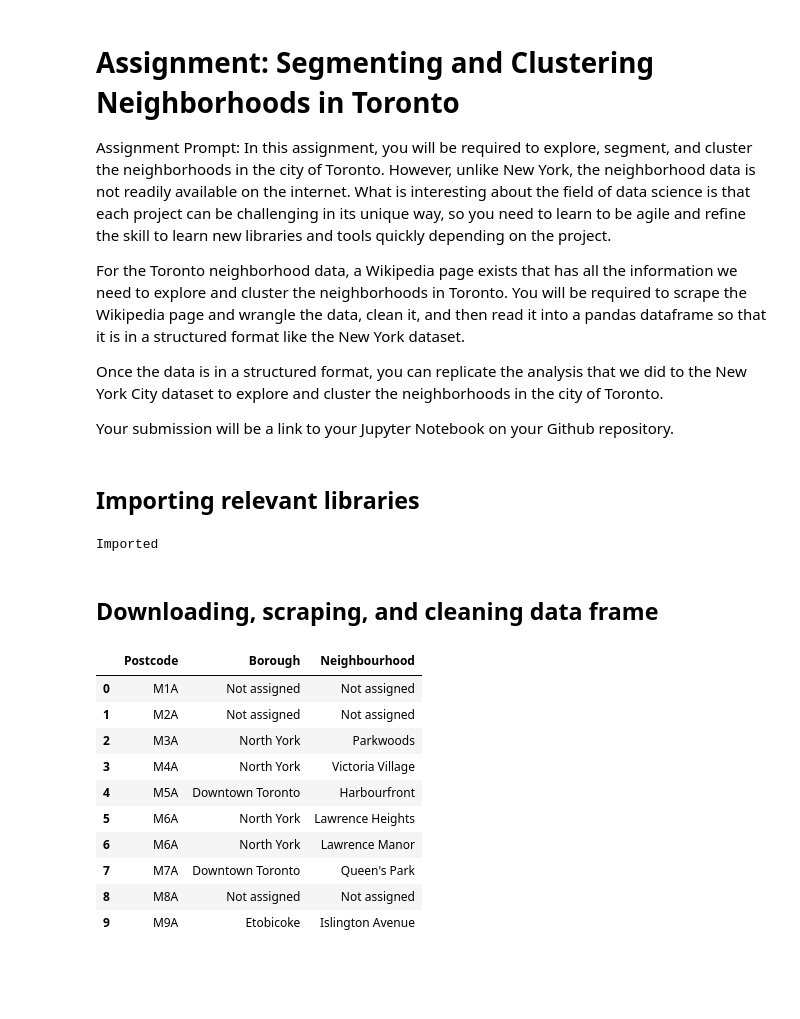
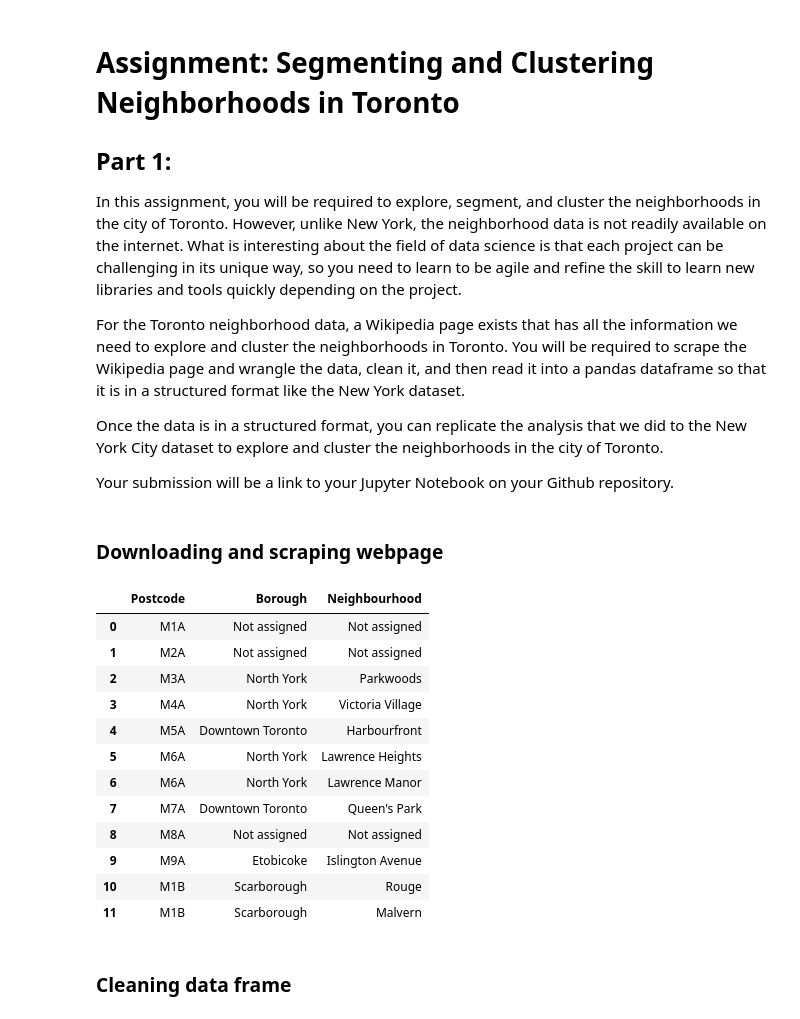
Before and after one commit to Jenny-shang95/Coursera_Capstone, a Jupyter notebook: Capstone_Project_Week3_JShang.ipynb, the cells around one changed output. Drawn from its saved outputs; the diff is of its cells as text; code cells hidden in the pictures; blank space fills up the shorter version.

```diff
--- a/Capstone_Project_Week3_JShang.ipynb
+++ b/Capstone_Project_Week3_JShang.ipynb
@@ -1,6 +1,7 @@
 # %% [markdown]
 # Assignment: Segmenting and Clustering Neighborhoods in Toronto
-Assignment Prompt:
+
+## Part 1:
 In this assignment, you will be required to explore, segment, and cluster the neighborhoods in the city of Toronto. However, unlike New York, the neighborhood data is not readily available on the internet. What is interesting about the field of data science is that each project can be challenging in its unique way, so you need to learn to be agile and refine the skill to learn new libraries and tools quickly depending on the project.
 
 For the Toronto neighborhood data, a Wikipedia page exists that has all the information we need to explore and cluster the neighborhoods in Toronto. You will be required to scrape the Wikipedia page and wrangle the data, clean it, and then read it into a pandas dataframe so that it is in a structured format like the New York dataset.
@@ -8,37 +9,37 @@ For the Toronto neighborhood data, a Wikipedia page exists that has all the info
 Once the data is in a structured format, you can replicate the analysis that we did to the New York City dataset to explore and cluster the neighborhoods in the city of Toronto.
 
 Your submission will be a link to your Jupyter Notebook on your Github repository.
-# %% [markdown]
-## Importing relevant libraries
-# %%
-import pandas as pd
-import requests
-from bs4 import BeautifulSoup
-print ('Imported')
-# %% [output]
-Imported
+# %% [markdown]
+### Downloading and scraping webpage
+# %%
+# importing relevant libraries
+import pandas as pd
+import requests
+from bs4 import BeautifulSoup
+
+# downloading data from webpage
+req = requests.get("https://en.wikipedia.org/w/index.php?title=List_of_postal_codes_of_Canada:_M&oldid=945633050")
+soup = BeautifulSoup(req.content,'lxml')
+table = soup.find_all('table')[0]
+df = pd.read_html(str(table))
+tb = pd.DataFrame(df[0])
+tb.head(12)
+# %% [output]
+|  | Postcode | Borough | Neighbourhood |
+| 0 | M1A | Not assigned | Not assigned |
+| 1 | M2A | Not assigned | Not assigned |
+| 2 | M3A | North York | Parkwoods |
+| 3 | M4A | North York | Victoria Village |
+| 4 | M5A | Downtown Toronto | Harbourfront |
+| 5 | M6A | North York | Lawrence Heights |
+| 6 | M6A | North York | Lawrence Manor |
+| 7 | M7A | Downtown Toronto | Queen's Park |
+| 8 | M8A | Not assigned | Not assigned |
+| 9 | M9A | Etobicoke | Islington Avenue |
+| 10 | M1B | Scarborough | Rouge |
+| 11 | M1B | Scarborough | Malvern |
 # %% [markdown]
-## Downloading, scraping, and cleaning data frame
+### Cleaning data frame
-# %%
-# downloading data from webpage
-req = requests.get("https://en.wikipedia.org/w/index.php?title=List_of_postal_codes_of_Canada:_M&oldid=945633050")
-soup = BeautifulSoup(req.content,'lxml')
-table = soup.find_all('table')[0]
-df = pd.read_html(str(table))
-tb = pd.DataFrame(df[0])
-tb.head(10)
-# %% [output]
-|  | Postcode | Borough | Neighbourhood |
-| 0 | M1A | Not assigned | Not assigned |
-| 1 | M2A | Not assigned | Not assigned |
-| 2 | M3A | North York | Parkwoods |
-| 3 | M4A | North York | Victoria Village |
-| 4 | M5A | Downtown Toronto | Harbourfront |
-| 5 | M6A | North York | Lawrence Heights |
-| 6 | M6A | North York | Lawrence Manor |
-| 7 | M7A | Downtown Toronto | Queen's Park |
-| 8 | M8A | Not assigned | Not assigned |
-| 9 | M9A | Etobicoke | Islington Avenue |
 # %%
 # Ignore cells with a borough that is Not assigned.
 tb = tb.drop(tb[(tb.Borough == "Not assigned")].index)
```
Also changed, not shown: parts of 17 cells of this notebook.
